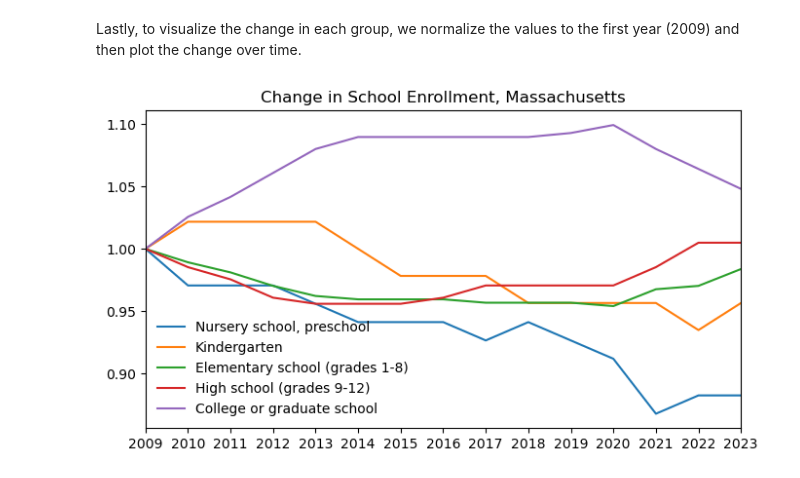
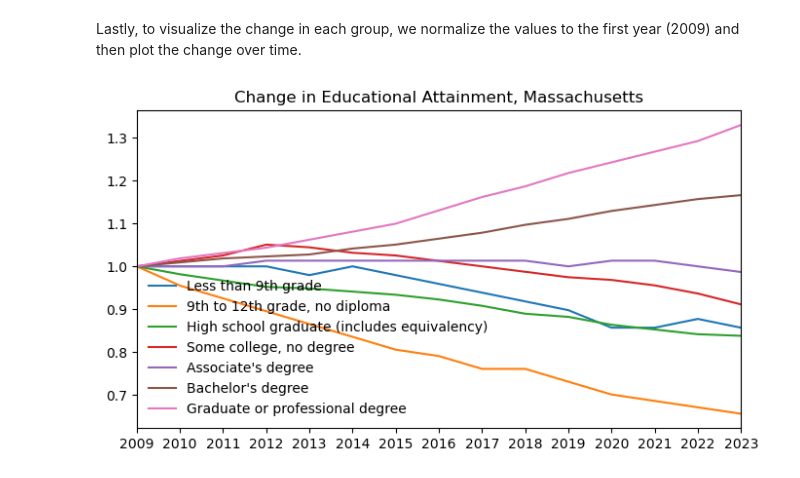
Before and after one commit to NIH-ScHARe/fedwrap, a Jupyter notebook: notebooks/get_educational_attainment()_demo.ipynb, the cells around one changed output. Drawn from its saved outputs; the diff is of its cells as text; code cells hidden in the pictures.

```diff
--- a/notebooks/get_educational_attainment()_demo.ipynb
+++ b/notebooks/get_educational_attainment()_demo.ipynb
@@ -30,7 +30,7 @@ MA_data = pd.DataFrame()
 for year in np.arange(2009,2024):
 
     # make API call for single year data
-    year_data = get_school_enrollment(str(year),'state',as_percent=True)
+    year_data = get_educational_attainment(str(year),'state',as_percent=True)
 
     # extract row for Massachusetts
     year_MA_data = year_data[year_data['ucgid'] == MAcode].copy()
@@ -55,31 +55,31 @@ Lastly, to visualize the change in each group, we normalize the values to the fi
 # %%
 # plot heatmap
 
 # get subset of columns for plotting
 MA_subset = MA_data[MA_data.columns[1:-1]]
 
 # normalize to 2009 data
 MA_subset = MA_subset.div(MA_subset.iloc[0])
 
 # set figure size
 plt.figure(figsize=(7,4))
 
 # plot each marital status
 for col in MA_subset.columns:
     plt.plot(MA_data['Year'],MA_subset[col], label=col)
 
 # display legend
 plt.legend(frameon=0)
 
 # title plot
-plt.title('Change in School Enrollment, Massachusetts')
+plt.title('Change in Educational Attainment, Massachusetts')
 
 # label each x tick with the year
 plt.xlim([2009,2023])
 plt.xticks(np.arange(2009,2024))
 
 # display plot
 plt.tight_layout()
 plt.show()
 # %% [output]
-[figure, old version]
+[figure, new version]
```
Also changed, not shown: parts of 3 cells of this notebook, 1 other file.
